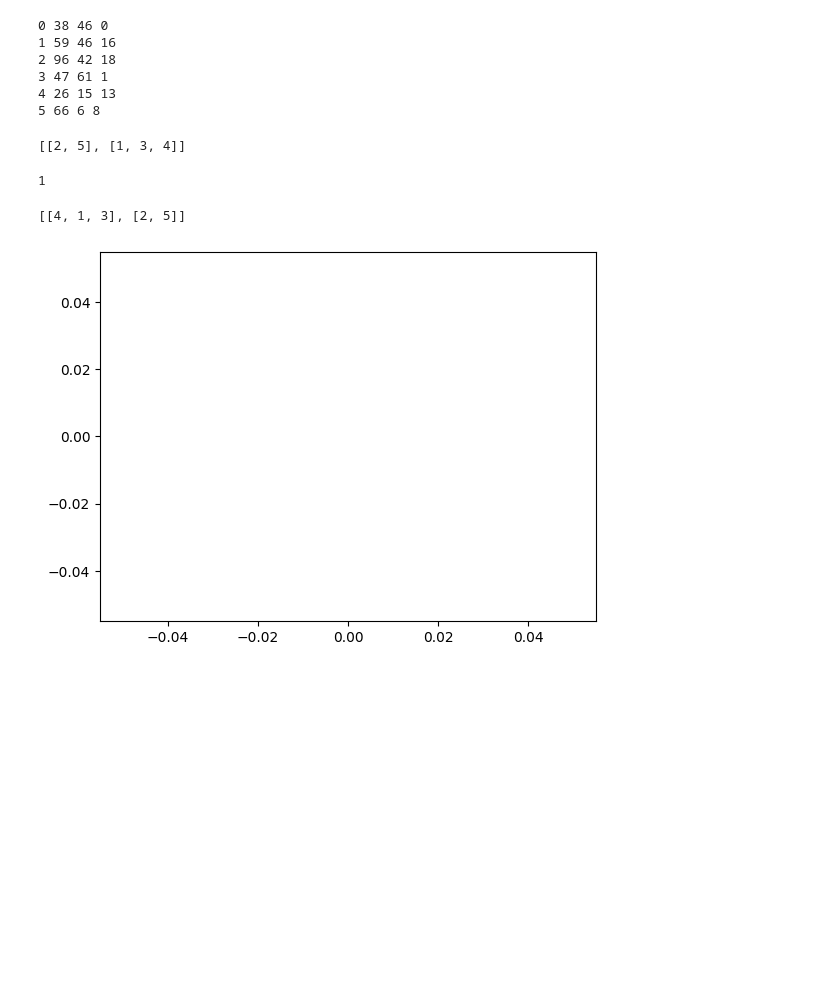
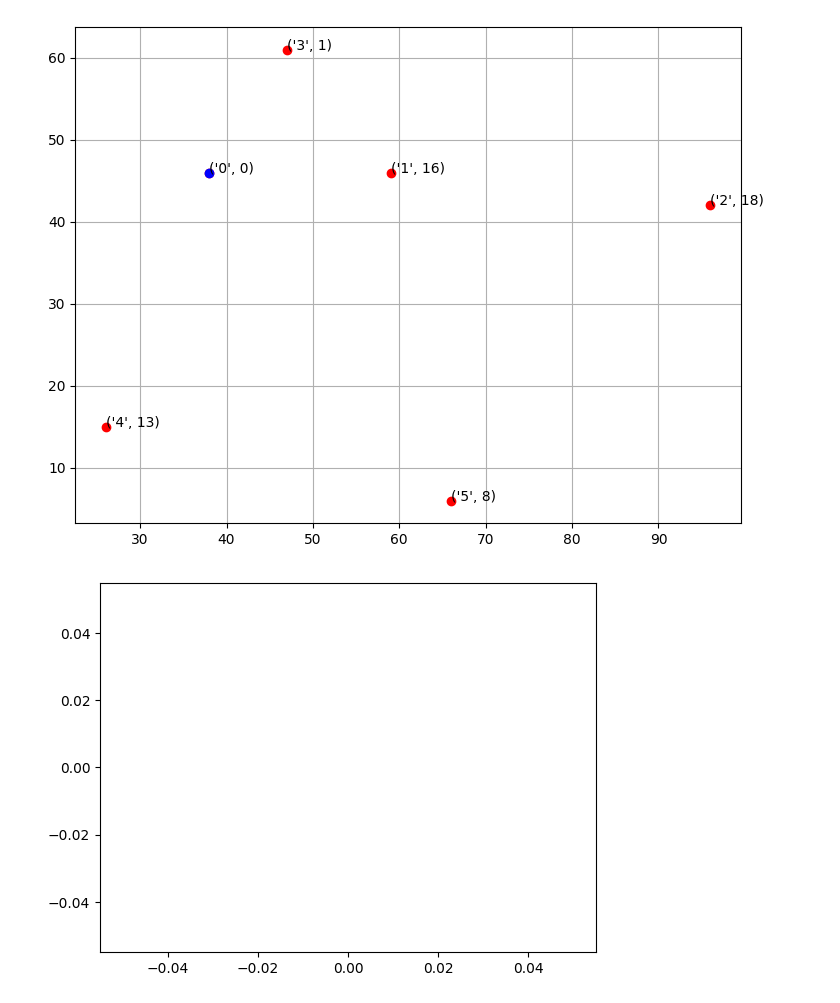
Before and after one commit to SamuelGuerrero/simulated-anealing, a Jupyter notebook: SimulatedAnealing.ipynb, the cells around one changed output. Saved outputs shown, nothing was run; the diff lists cells and outputs as text; code cells hidden in the pictures; blank space fills up the shorter version.

```diff
--- a/SimulatedAnealing.ipynb
+++ b/SimulatedAnealing.ipynb
@@ -184,11 +198,0 @@ This are the best routes: [[4, 1], [2, 5, 3]]
-# %%
-
-for i in np.arange(len(data)):
-    print(data[i][0], data[i][1][0], data[i][1][1], data[i][2])
-# %% [output]
-0 38 46 0
-1 59 46 16
-2 96 42 18
-3 47 61 1
-4 26 15 13
-5 66 6 8
@@ -258,9 +198,0 @@ def create_first_solution(data):
-# %%
-routes = create_first_solution(data)
-print(routes)
-# %% [output]
-[[2, 5], [1, 3, 4]]
-# %%
-print(len(routes[0]) - 1)
-# %% [output]
-1
@@ -302,7 +199,31 @@ def create_neighbor_solution(actual_solution, data):
-# %%
-create_neighbor_solution([[1, 3, 4], [2, 5]], data)
-# %% [output]
-[[4, 1, 3], [2, 5]]
+# %%
+import matplotlib.pyplot as plt
+
+plt.rcParams["figure.figsize"] = [7.50, 5.50]
+plt.rcParams["figure.autolayout"] = True
+
+x = []
+y = []
+demand = []
+
+for i in range (0, len(data)):
+    x.append(data[i][1][0])
+    y.append(data[i][1][1])
+    demand.append(data[i][2])
+
+plt.plot(x, y, 'ro')
+
+i = 0
+for xy in zip(x, y):
+   plt.annotate((str(i), demand[i]), xy=xy, )
+   i += 1
+
+plt.plot(x[0], y[0], 'ro', c="b")
+
+plt.grid()
+plt.show()
+# %% [output]
+[figure, added]
 # %%
 plt.plot(range(len(sa.cost_)), [x[1] for x in sa.cost_ ])
 plt.show()
```
Also changed, not shown: parts of 6 cells of this notebook.
